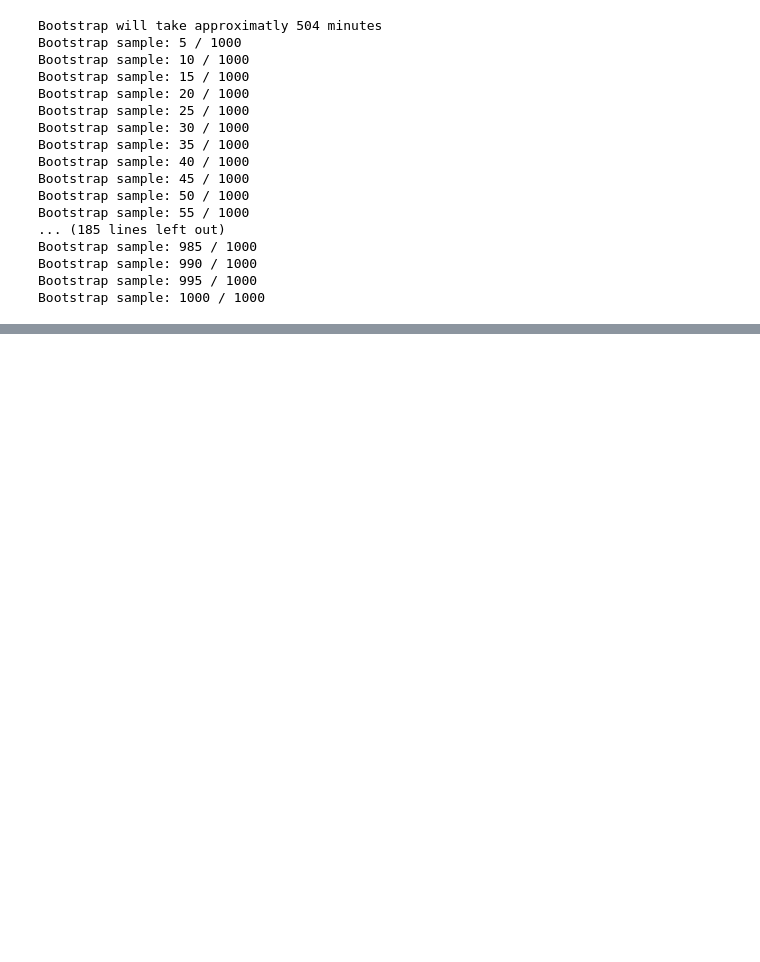
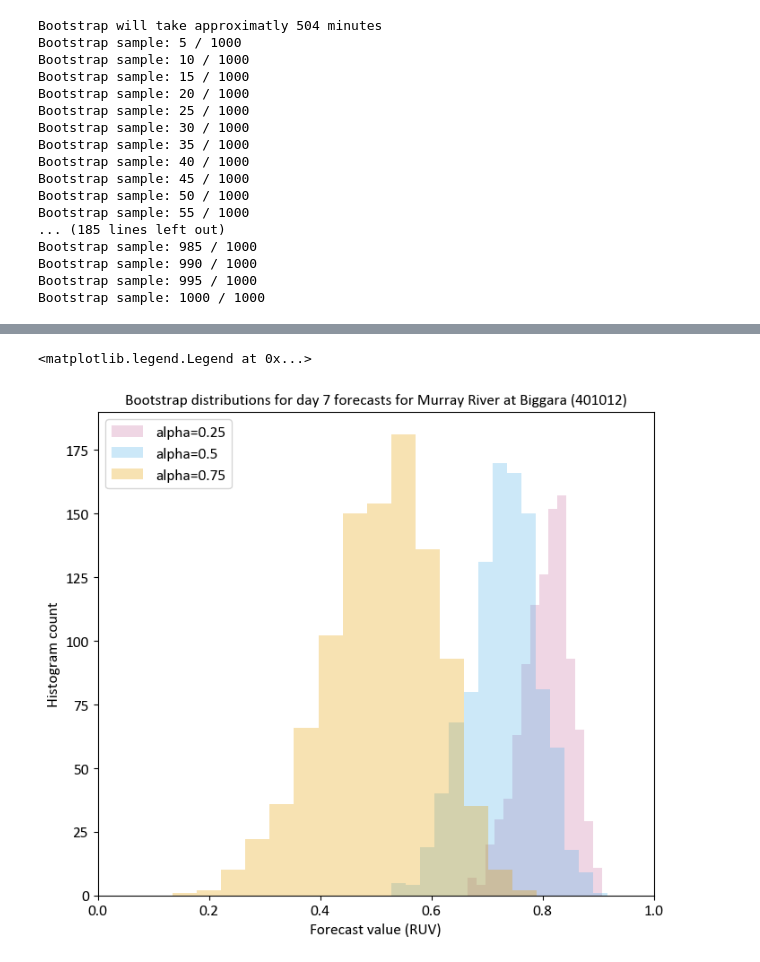
Before and after one commit to richardlaugesen/ruvpy, a Jupyter notebook: examples/example_3.ipynb, the cells around one changed output, grey strips where cells are left out. Saved outputs shown, nothing was run; the diff lists cells and outputs as text; code cells hidden in the pictures; blank space fills up the shorter version.

```diff
--- a/examples/example_3.ipynb
+++ b/examples/example_3.ipynb
@@ -141,0 +147,15 @@ with open(r"ruv_standard_error.pickle", "wb") as output_file:
+# %%
+bins = 15
+
+plt.hist(bootstrap_dist[25], bins=bins, color=colors['pink'], alpha=0.3, label='alpha=0.25')
+plt.hist(bootstrap_dist[50], bins=bins, color=colors['light_blue'], alpha=0.3, label='alpha=0.5')
+plt.hist(bootstrap_dist[75], bins=bins, color=colors['light_orange'], alpha=0.3, label='alpha=0.75')
+
+plt.xlim((0, 1))
+plt.xlabel('Forecast value (RUV)')
+plt.ylabel('Histogram count')
+plt.title('Bootstrap distributions for day 7 forecasts for Murray River at Biggara (401012)', fontsize='medium')
+plt.legend()
+# %% [output]
+<matplotlib.legend.Legend at 0x...>
+[figure, added]
```
Also changed, not shown: parts of 8 cells of this notebook.
